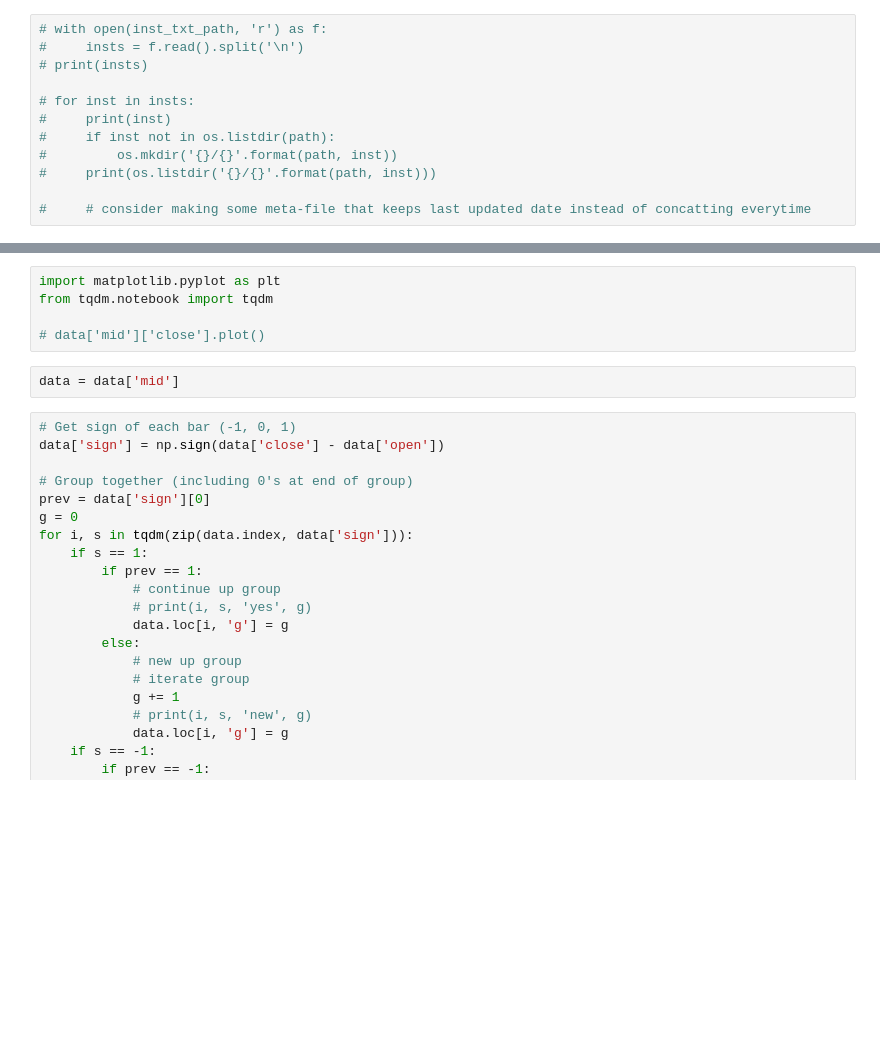
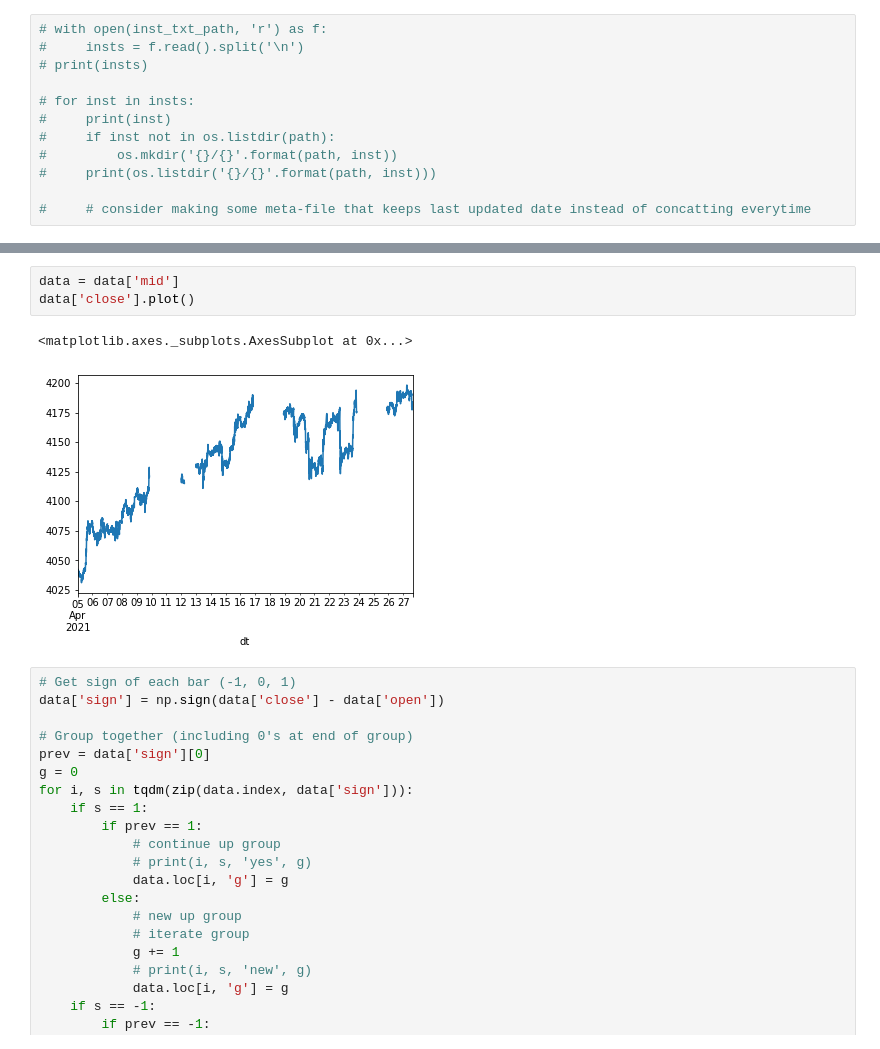
Before and after one commit to samchaaa/avg_rotations_dash, a Jupyter notebook: notebook.ipynb, the cells around one changed output, grey strips where cells are left out. Drawn from its saved outputs; the diff is of its cells as text; blank space fills up the shorter version.

```diff
--- a/notebook.ipynb
+++ b/notebook.ipynb
@@ -270,10 +289,9 @@ Wall time: 5.22 s
-# %%
-import matplotlib.pyplot as plt
-from tqdm.notebook import tqdm
-
-# data['mid']['close'].plot()
 # %%
 data = data['mid']
+data['close'].plot()
+# %% [output]
+<matplotlib.axes._subplots.AxesSubplot at 0x...>
+[figure, added]
 # %%
 # Get sign of each bar (-1, 0, 1)
 data['sign'] = np.sign(data['close'] - data['open'])
```
Also changed, not shown: parts of 13 cells of this notebook, 46 other files.
